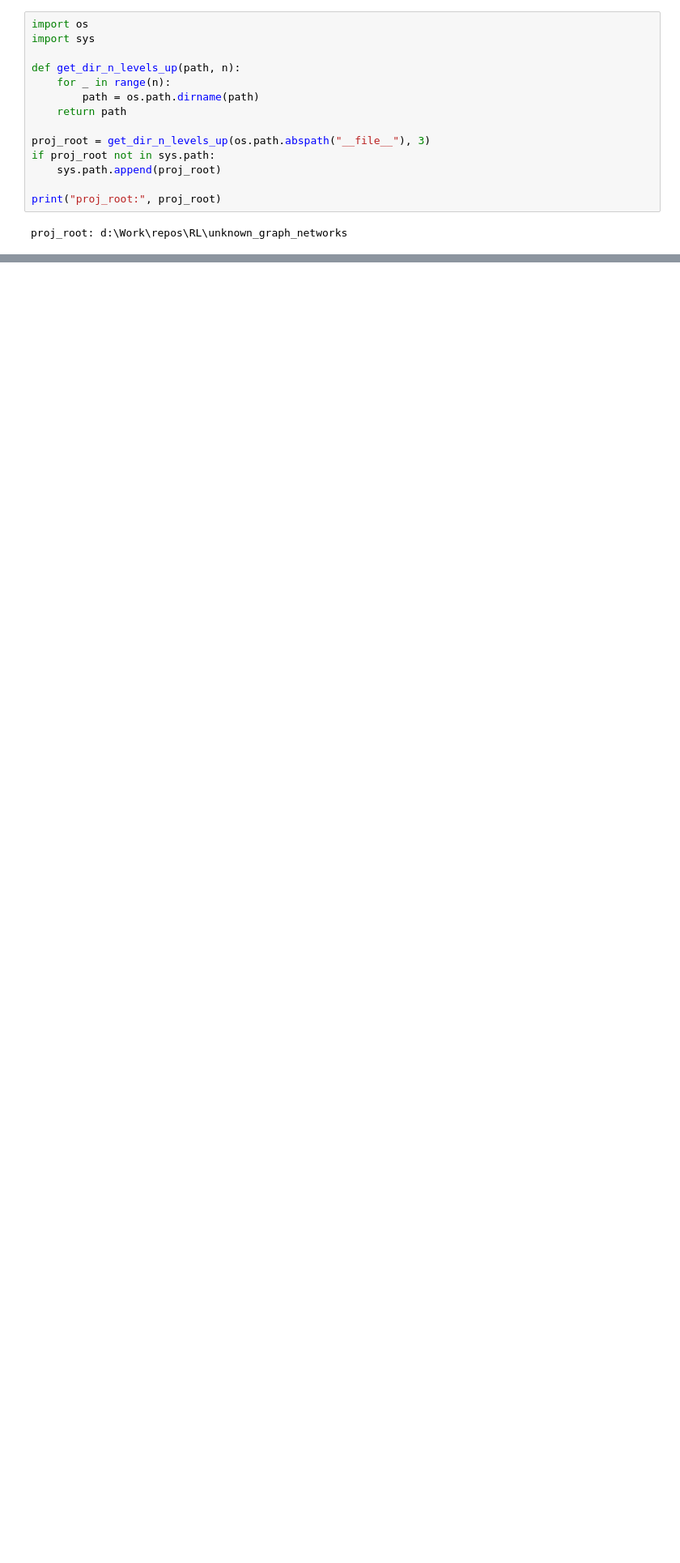
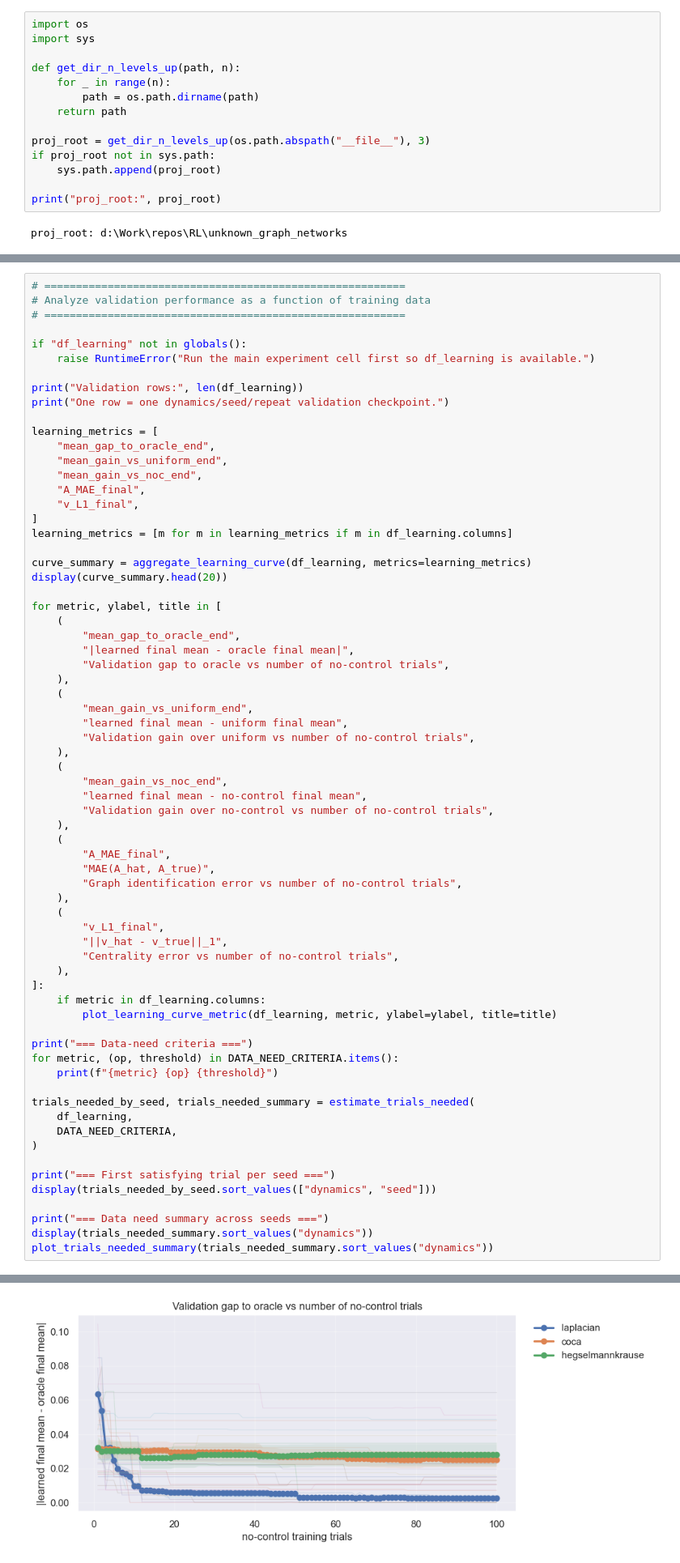
Before and after one commit to mariusdgm/unknown_graph_networks, a Jupyter notebook: opinion_dynamics/experiments/test_multiseed_all_propagation_methods_nocontrol_singlecampaign_random_inits_uniform_cached_modularized.ipynb, the cells around one changed output, grey strips where cells are left out. Shown at 81% size. Cells and saved outputs as stored; diff of their text form; blank space fills up the shorter version.

```diff
--- a/opinion_dynamics/experiments/test_multiseed_all_propagation_methods_nocontrol_singlecampaign_random_inits_uniform_cached_modularized.ipynb
+++ b/opinion_dynamics/experiments/test_multiseed_all_propagation_methods_nocontrol_singlecampaign_random_inits_uniform_cached_modularized.ipynb
@@ -325,0 +418,69 @@ Cached training initial states are available as train_x0s_by_dyn_seed[dynamics][
+# %%
+# =========================================================
+# Analyze validation performance as a function of training data
+# =========================================================
+
+if "df_learning" not in globals():
+    raise RuntimeError("Run the main experiment cell first so df_learning is available.")
+
+print("Validation rows:", len(df_learning))
+print("One row = one dynamics/seed/repeat validation checkpoint.")
+
+learning_metrics = [
+    "mean_gap_to_oracle_end",
+    "mean_gain_vs_uniform_end",
+    "mean_gain_vs_noc_end",
+    "A_MAE_final",
+    "v_L1_final",
+]
+learning_metrics = [m for m in learning_metrics if m in df_learning.columns]
+
+curve_summary = aggregate_learning_curve(df_learning, metrics=learning_metrics)
+display(curve_summary.head(20))
+
+for metric, ylabel, title in [
+    (
+        "mean_gap_to_oracle_end",
+        "|learned final mean - oracle final mean|",
+        "Validation gap to oracle vs number of no-control trials",
+    ),
+    (
+        "mean_gain_vs_uniform_end",
+        "learned final mean - uniform final mean",
+        "Validation gain over uniform vs number of no-control trials",
+    ),
+    (
+        "mean_gain_vs_noc_end",
+        "learned final mean - no-control final mean",
+        "Validation gain over no-control vs number of no-control trials",
+    ),
+    (
+        "A_MAE_final",
+        "MAE(A_hat, A_true)",
+        "Graph identification error vs number of no-control trials",
+    ),
+    (
+        "v_L1_final",
+        "||v_hat - v_true||_1",
+        "Centrality error vs number of no-control trials",
+    ),
+]:
+    if metric in df_learning.columns:
+        plot_learning_curve_metric(df_learning, metric, ylabel=ylabel, title=title)
+
+print("=== Data-need criteria ===")
+for metric, (op, threshold) in DATA_NEED_CRITERIA.items():
+    print(f"{metric} {op} {threshold}")
+
+trials_needed_by_seed, trials_needed_summary = estimate_trials_needed(
+    df_learning,
+    DATA_NEED_CRITERIA,
+)
+
+print("=== First satisfying trial per seed ===")
+display(trials_needed_by_seed.sort_values(["dynamics", "seed"]))
+
+print("=== Data need summary across seeds ===")
+display(trials_needed_summary.sort_values("dynamics"))
+plot_trials_needed_summary(trials_needed_summary.sort_values("dynamics"))
+# %% [output]
@@ -325,0 +507 @@ Cached training initial states are available as train_x0s_by_dyn_seed[dynamics][
+[figure, added]
```
Also changed, not shown: parts of 17 cells of this notebook, 4 other files.
